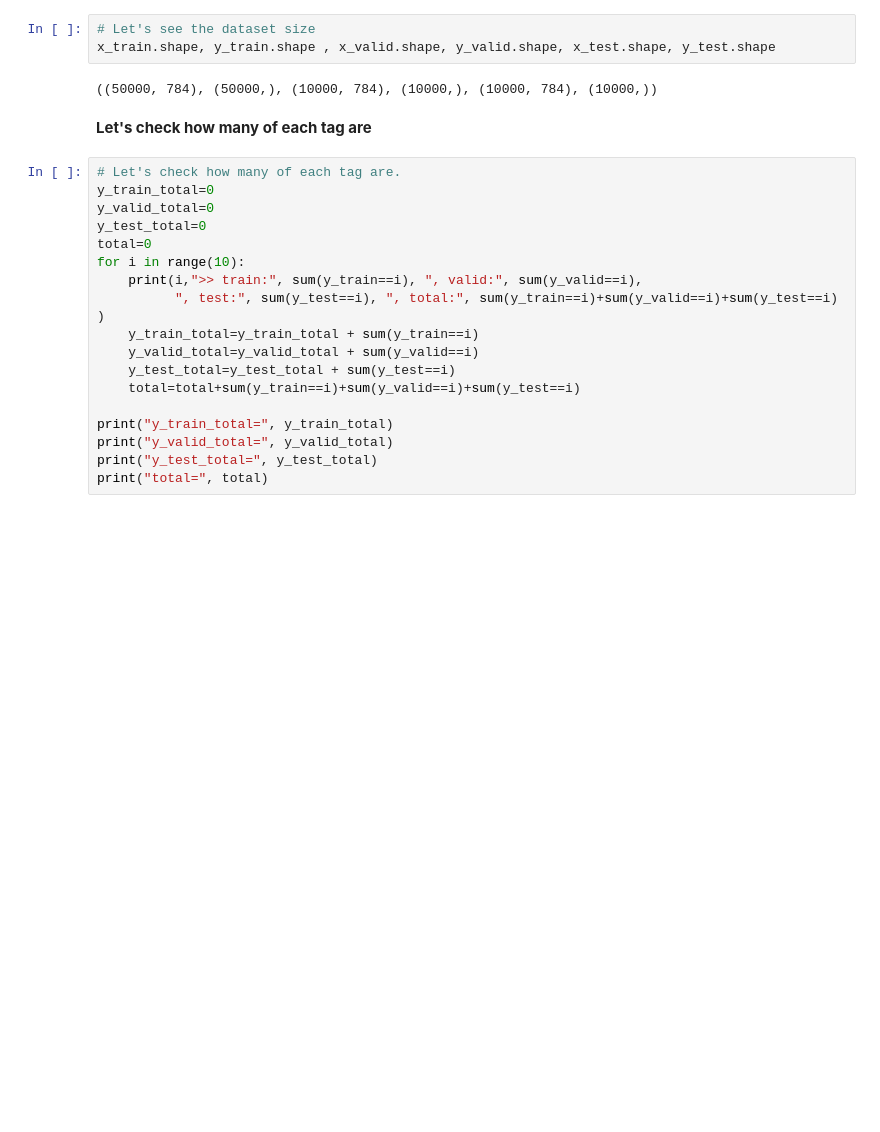
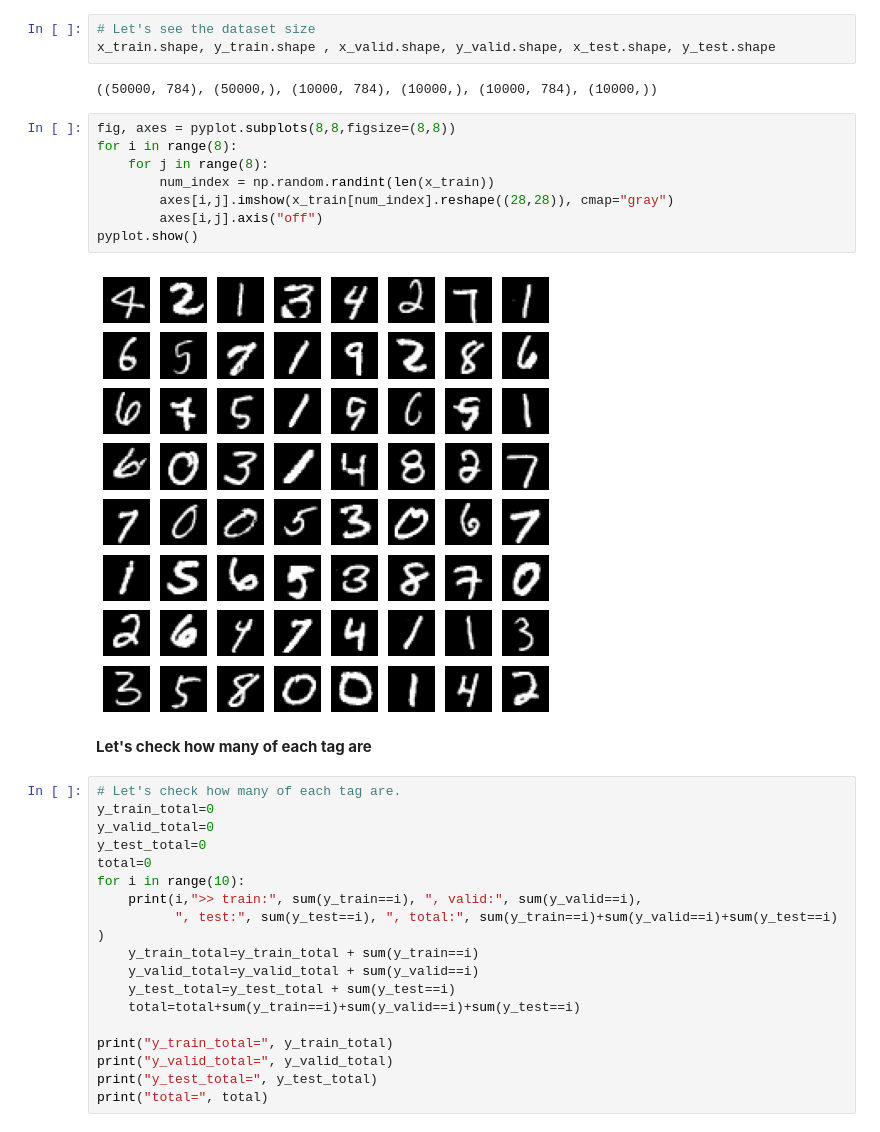
Before and after one commit to eceisik/ece_fl_public, a Jupyter notebook: fedavg_mnist_iid.ipynb, the cells around one changed output. Drawn from its saved outputs; the diff is of its cells as text; blank space fills up the shorter version.

```diff
--- a/fedavg_mnist_iid.ipynb
+++ b/fedavg_mnist_iid.ipynb
@@ -48,6 +50,16 @@ with gzip.open((PATH / FILENAME).as_posix(), "rb") as f:
 x_train.shape, y_train.shape , x_valid.shape, y_valid.shape, x_test.shape, y_test.shape
 # %% [output]
 ((50000, 784), (50000,), (10000, 784), (10000,), (10000, 784), (10000,))
+# %%
+fig, axes = pyplot.subplots(8,8,figsize=(8,8))
+for i in range(8):
+    for j in range(8):
+        num_index = np.random.randint(len(x_train))
+        axes[i,j].imshow(x_train[num_index].reshape((28,28)), cmap="gray")
+        axes[i,j].axis("off")
+pyplot.show()
+# %% [output]
+[figure, added]
 # %% [markdown]
 **Let's check how many of each tag are**
 # %%
```
Also changed, not shown: parts of 11 cells of this notebook.
